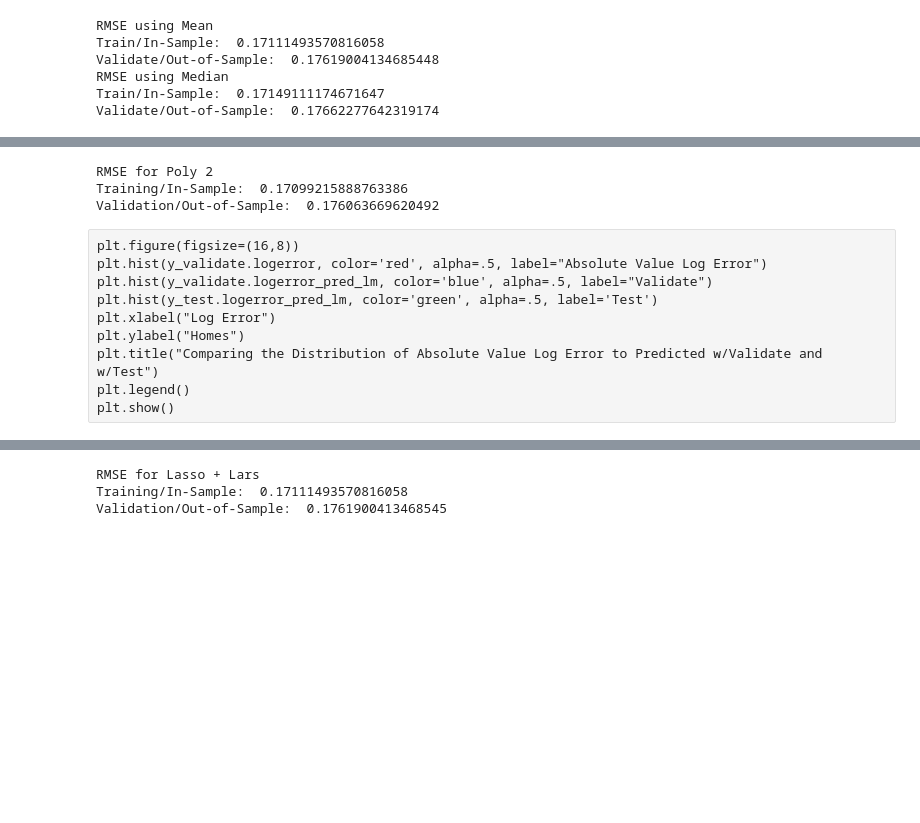
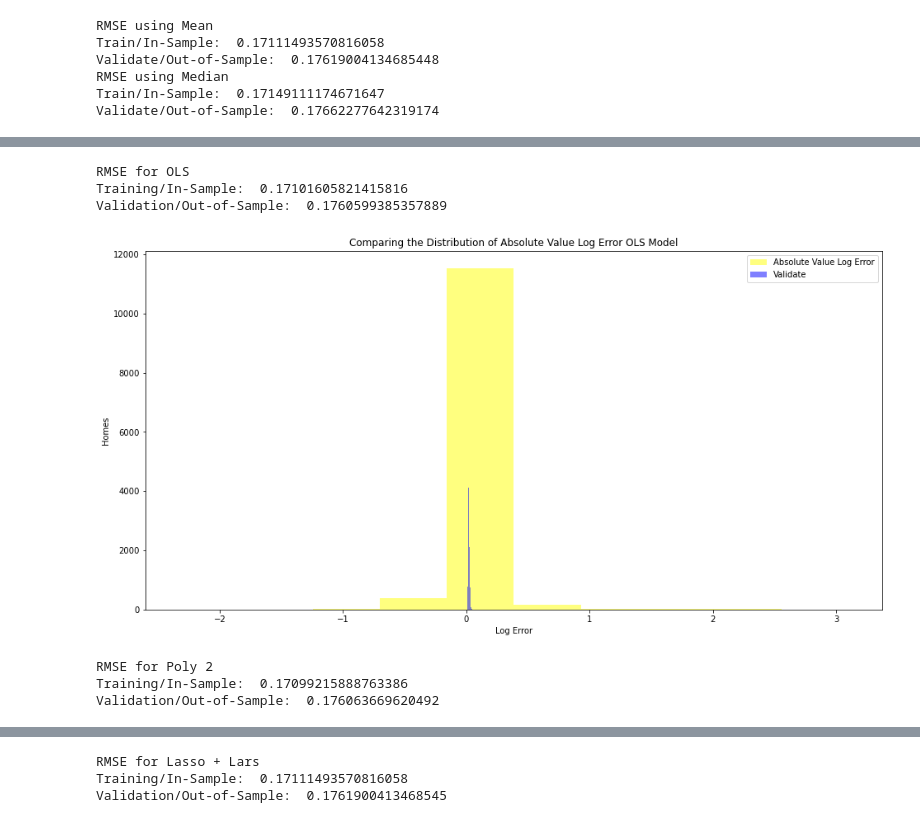
Before and after one commit to Michael-Mesa-Rae-Downen/project-3-clustering, a Jupyter notebook: modeling.ipynb, the cells around one changed output, grey strips where cells are left out. Cells and saved outputs as stored; diff of their text form; code cells hidden in the pictures; blank space fills up the shorter version.

```diff
--- a/modeling.ipynb
+++ b/modeling.ipynb
@@ -121,36 +84,0 @@ X_test_degree2 = pf.transform(X_test_scaled)
-# %%
-# create the model object
-lm2 = LinearRegression(normalize=True)
-
-# fit the model to our training data. We must specify the column in y_train,
-# since we have converted it to a dataframe from a series!
-lm2.fit(X_train_degree2, y_train.logerror)
-
-# predict train
-y_train['logerror_pred_lm2'] = lm2.predict(X_train_degree2)
-
-# evaluate: rmse
-rmse_train = mean_squared_error(y_train.logerror, y_train.logerror_pred_lm2)**(1/2)
-
-# predict validate
-y_validate['logerror_pred_lm2'] = lm2.predict(X_validate_degree2)
-
-# evaluate: rmse
-rmse_validate = mean_squared_error(y_validate.logerror, y_validate.logerror_pred_lm2)**(1/2)
-
-print("RMSE for Poly 2\nTraining/In-Sample: ", rmse_train,
-      "\nValidation/Out-of-Sample: ", rmse_validate)
-# %% [output]
-RMSE for Poly 2
-Training/In-Sample:  0.17099215888763386
-Validation/Out-of-Sample:  0.176063669620492
-# %% [raw]
-plt.figure(figsize=(16,8))
-plt.hist(y_validate.logerror, color='red', alpha=.5, label="Absolute Value Log Error")
-plt.hist(y_validate.logerror_pred_lm, color='blue', alpha=.5, label="Validate")
-plt.hist(y_test.logerror_pred_lm, color='green', alpha=.5, label='Test')
-plt.xlabel("Log Error")
-plt.ylabel("Homes")
-plt.title("Comparing the Distribution of Absolute Value Log Error to Predicted w/Validate and w/Test")
-plt.legend()
-plt.show()
@@ -156,0 +108,18 @@ plt.show()
+# %%
+ols()
+# %% [output]
+RMSE for OLS
+Training/In-Sample:  0.17101605821415816
+Validation/Out-of-Sample:  0.1760599385357889
+# %%
+
+plt.figure(figsize=(16,8))
+plt.hist(y_validate.logerror, color='yellow', alpha=.5, label="Absolute Value Log Error")
+plt.hist(y_validate.logerror_pred_lm, color='blue', alpha=.5, label="Validate")
+plt.xlabel("Log Error")
+plt.ylabel("Homes")
+plt.title("Comparing the Distribution of Absolute Value Log Error OLS Model")
+plt.legend()
+plt.show()
+# %% [output]
+[figure, added]
@@ -156,0 +161,6 @@ plt.show()
+# %%
+poly()
+# %% [output]
+RMSE for Poly 2
+Training/In-Sample:  0.17099215888763386
+Validation/Out-of-Sample:  0.176063669620492
```
Also changed, not shown: parts of 31 cells of this notebook, 1 other file.
